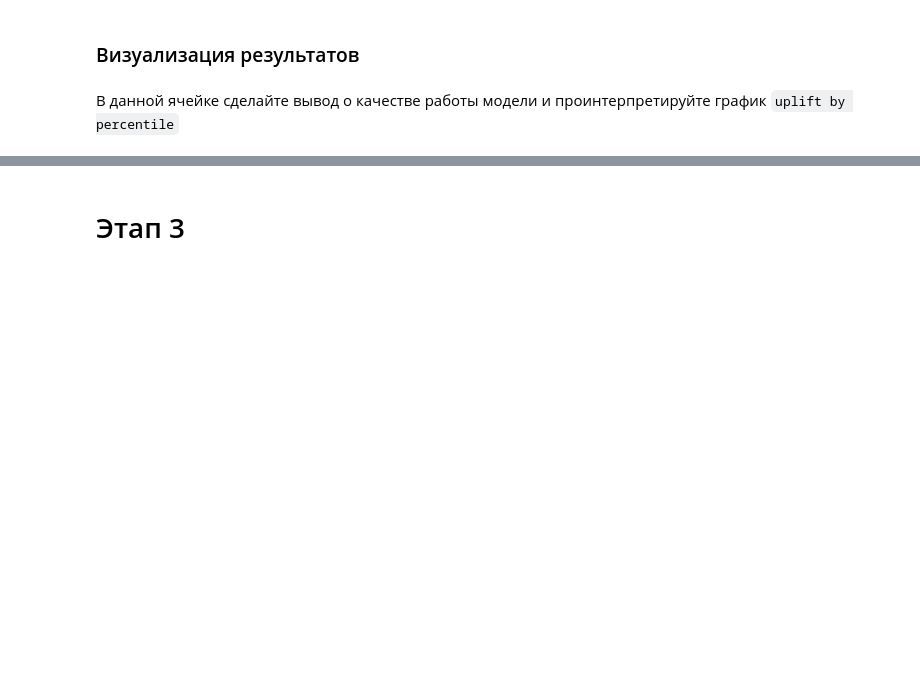
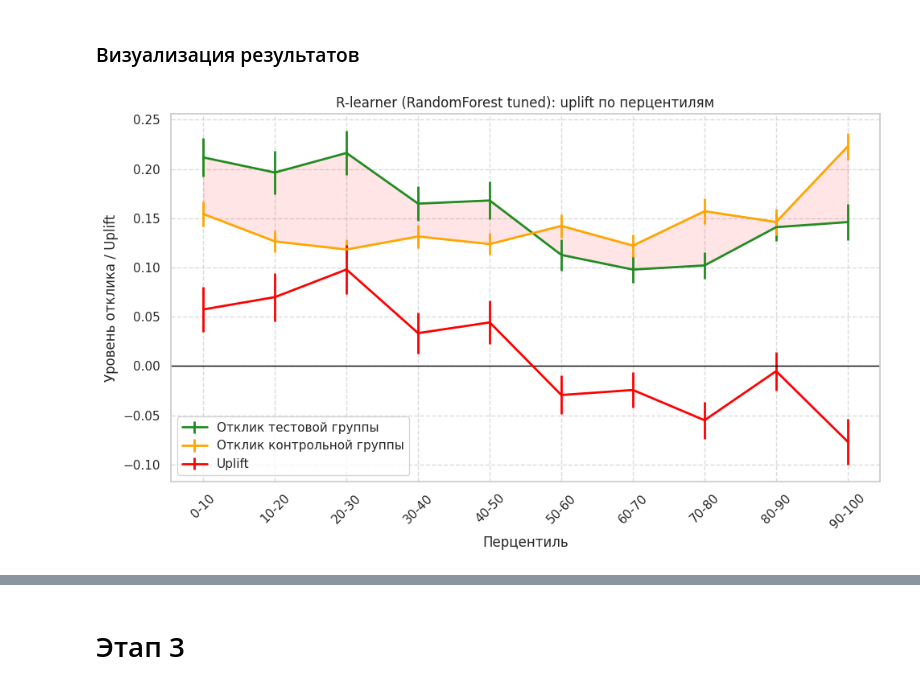
Before and after one commit to Manaam9/mle-uplift-final-project-2025, a Jupyter notebook: final_project_template.ipynb, the cells around one changed output, grey strips where cells are left out. Saved outputs shown, nothing was run; the diff lists cells and outputs as text; code cells hidden in the pictures; blank space fills up the shorter version.

Commit message:
проверка финальной модели

```diff
--- a/final_project_template.ipynb
+++ b/final_project_template.ipynb
@@ -1554,9 +1571,13 @@ propensity_model = LogisticRegression(
 propensity_model.fit(X_train, treatment_train)
 p_train = propensity_model.predict_proba(X_train)[:, 1]
 
-# параметры из Optuna
+# Зафиксированные лучшие параметры
 rf_params = {
-    **study.best_params,
+    'n_estimators': 322,
+    'max_depth': 9,
+    'min_samples_split': 17,
+    'min_samples_leaf': 16,
+    'max_features': 'sqrt',
     'random_state': 42,
     'n_jobs': -1
 }
@@ -1645,11 +1721,11 @@ from utils import custom_uplift_by_percentile
 # %%
 custom_uplift_by_percentile(
     y_test,
-    uplift_pred_r_rf,
+    uplift_pred_final,
     treatment_test,
     bins=10,
-    title='R-learner (RandomForest): uplift по перцентилям'
+    title='R-learner (RandomForest tuned): uplift по перцентилям'
 )
 plt.show()
+# %% [output]
+[figure, added]
-# %% [markdown]
-В данной ячейке сделайте вывод о качестве работы модели и проинтерпретируйте график `uplift by percentile`
```
Also changed, not shown: parts of 28 cells of this notebook.
